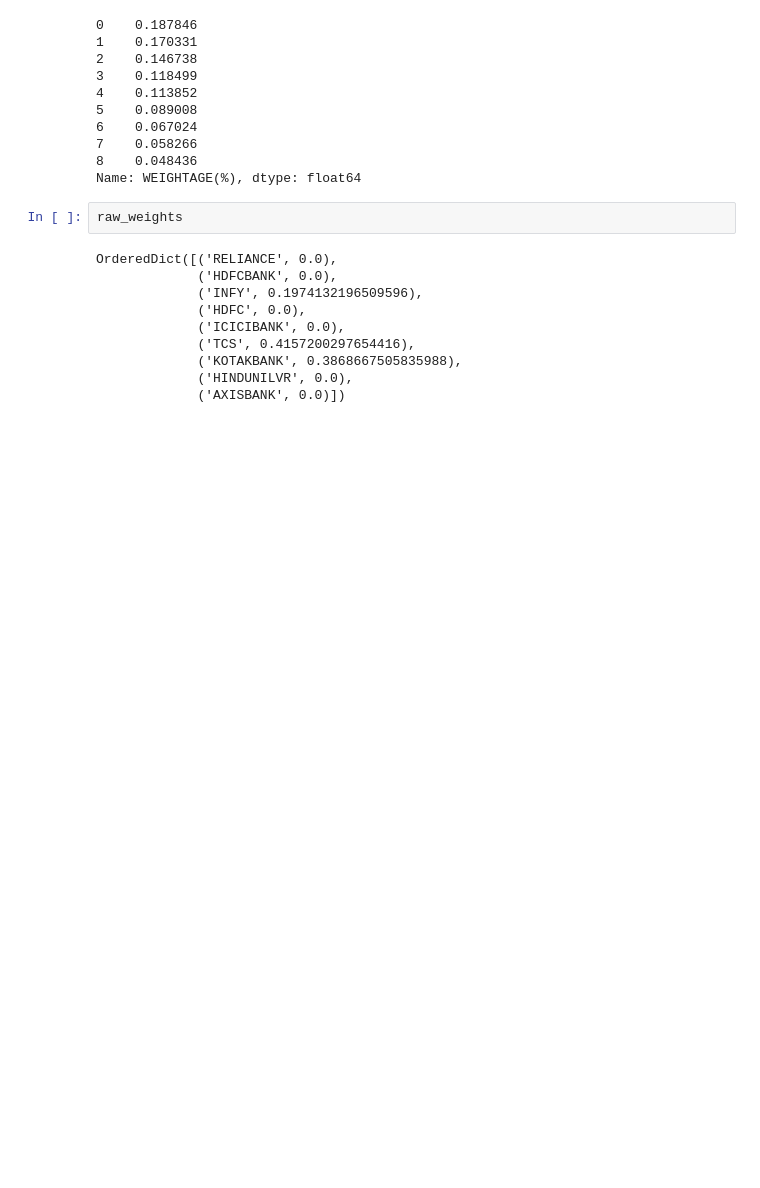
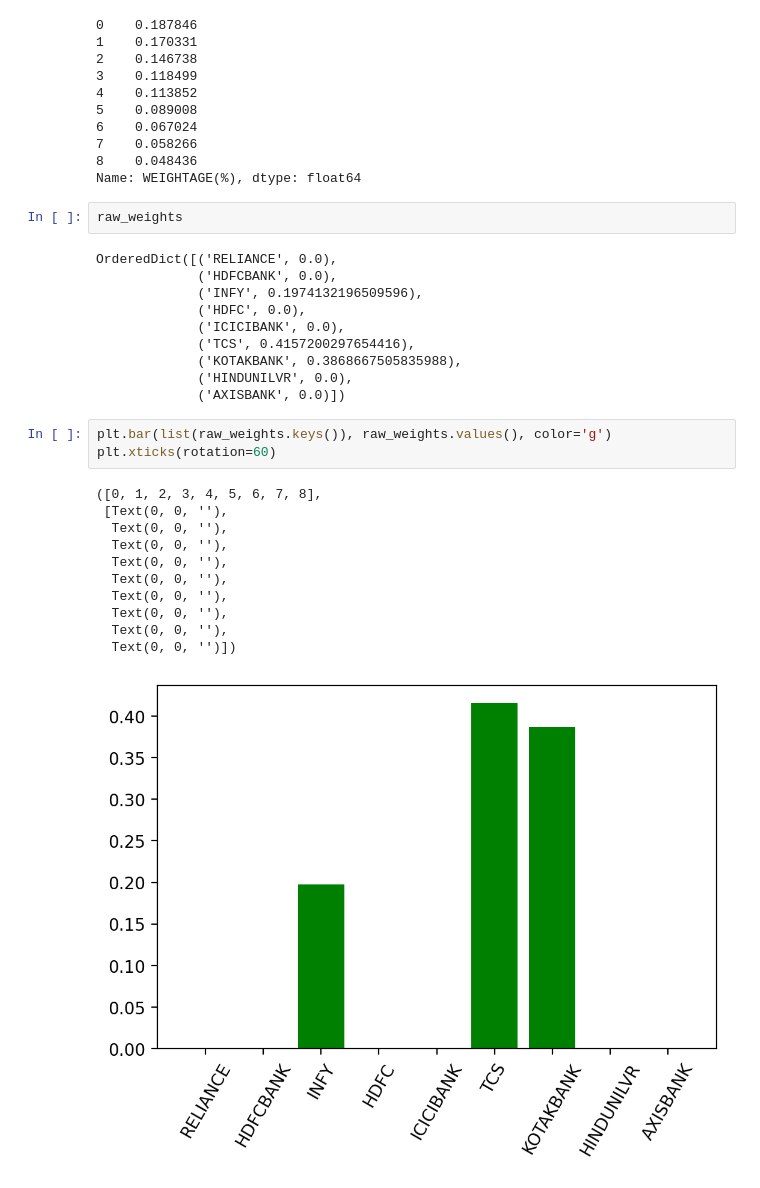
Before and after one commit to devanshdalal/portfolio-optimization-pypfopt, a Jupyter notebook: optimizer.ipynb, the cells around one changed output. Drawn from its saved outputs; the diff is of its cells as text; blank space fills up the shorter version.

```diff
--- a/optimizer.ipynb
+++ b/optimizer.ipynb
@@ -181,3 +192,18 @@ OrderedDict([('RELIANCE', 0.0),
              ('KOTAKBANK', 0.3868667505835988),
              ('HINDUNILVR', 0.0),
              ('AXISBANK', 0.0)])
+# %%
+plt.bar(list(raw_weights.keys()), raw_weights.values(), color='g')
+plt.xticks(rotation=60)
+# %% [output]
+([0, 1, 2, 3, 4, 5, 6, 7, 8],
+ [Text(0, 0, ''),
+  Text(0, 0, ''),
+  Text(0, 0, ''),
+  Text(0, 0, ''),
+  Text(0, 0, ''),
+  Text(0, 0, ''),
+  Text(0, 0, ''),
+  Text(0, 0, ''),
+  Text(0, 0, '')])
+[figure, added]
```
Also changed, not shown: parts of 4 cells of this notebook, 6 other files.
